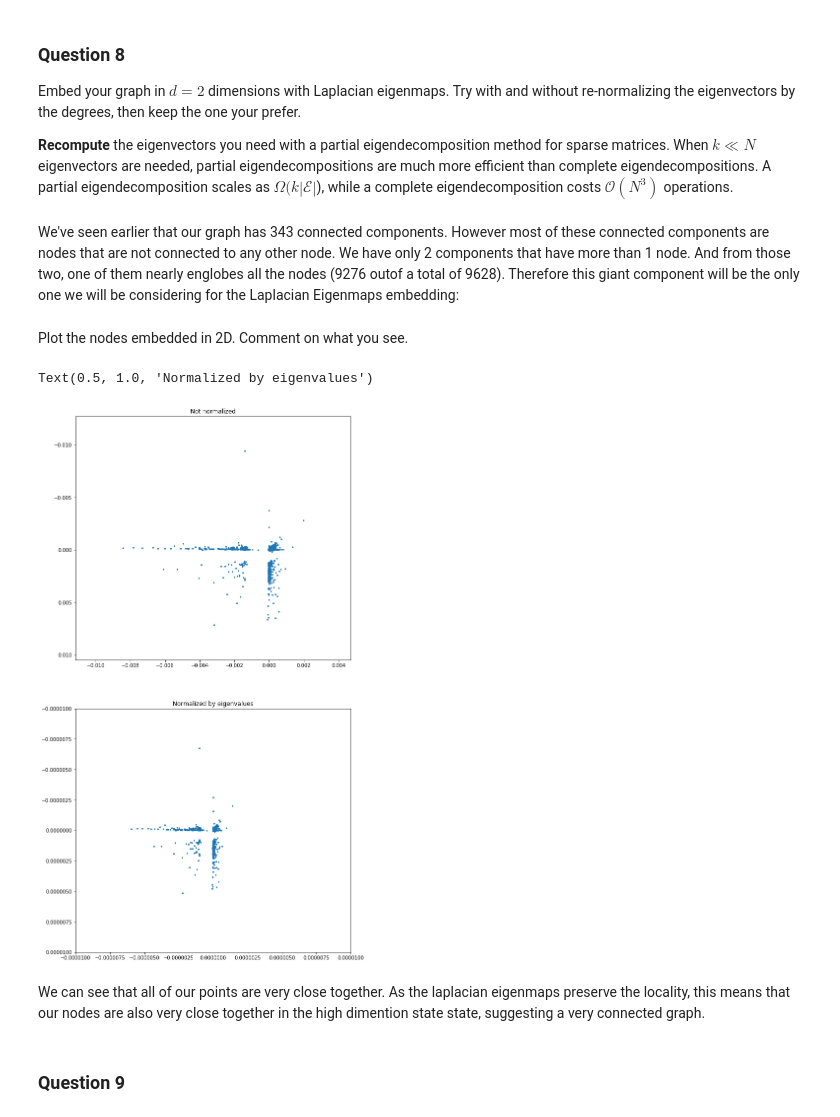
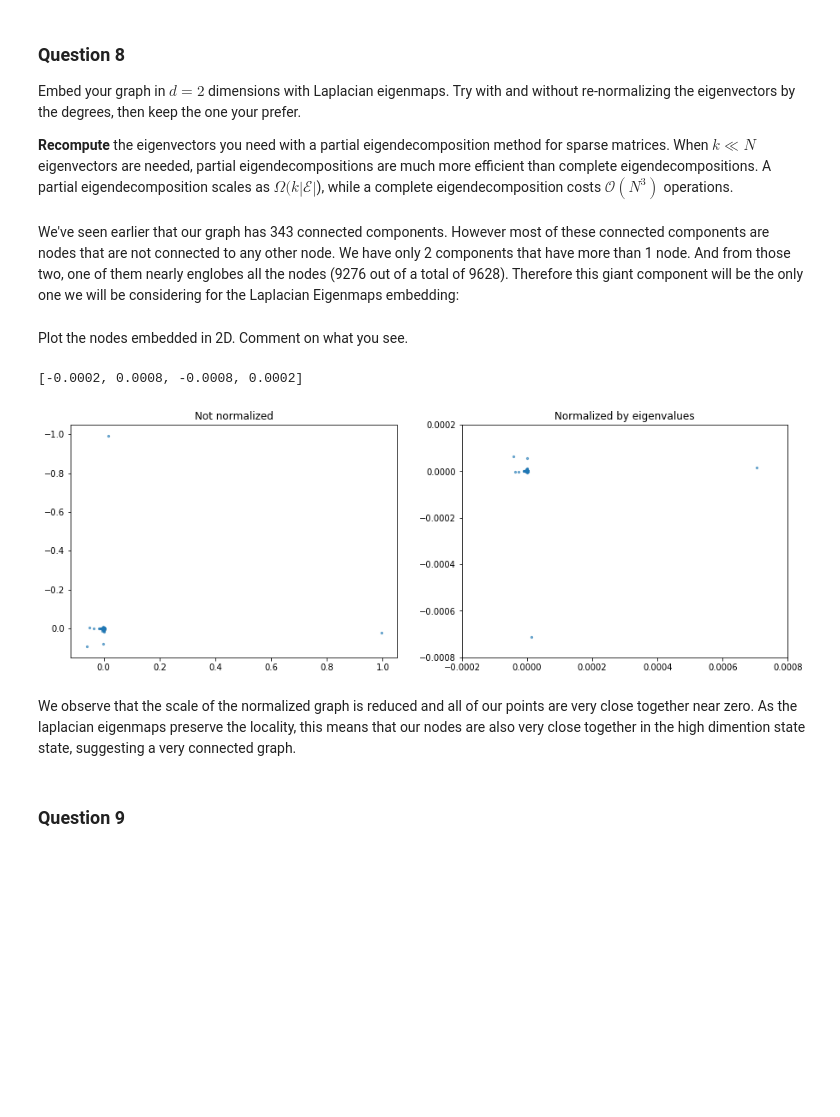
Before and after one commit to swouf/ntds_IMDb_team4, a Jupyter notebook: 3_spectral_graph_theory.ipynb, the cells around one changed output. Saved outputs shown, nothing was run; the diff lists cells and outputs as text; code cells hidden in the pictures; blank space fills up the shorter version.

Commit message:
Update 3_spectral_graph_theory.ipynb
Merged all parts, correction of theory parts.

```diff
--- a/3_spectral_graph_theory.ipynb
+++ b/3_spectral_graph_theory.ipynb
@@ -189,7 +185,7 @@ Try with and without re-normalizing the eigenvectors by the degrees, then keep t
 When $k \ll N$ eigenvectors are needed, partial eigendecompositions are much more efficient than complete eigendecompositions.
 A partial eigendecomposition scales as $\Omega(k |\mathcal{E}|$), while a complete eigendecomposition costs $\mathcal{O}(N^3)$ operations.
 # %% [markdown]
-We've seen earlier that our graph has 343 connected components. However most of these connected components are nodes that are not connected to any other node. We have only 2 components that have more than 1 node. And from those two, one of them nearly englobes all the nodes (9276 outof a total of 9628). Therefore this giant component will be the only one we will be considering for the Laplacian Eigenmaps embedding:
+We've seen earlier that our graph has 343 connected components. However most of these connected components are nodes that are not connected to any other node. We have only 2 components that have more than 1 node. And from those two, one of them nearly englobes all the nodes (9276 out of a total of 9628). Therefore this giant component will be the only one we will be considering for the Laplacian Eigenmaps embedding:
 # %%
 # First, we will build the combinatorial laplacian of the giant component.
 
@@ -222,22 +218,21 @@ vecs = vecs[:,idx]
 # %% [markdown]
 Plot the nodes embedded in 2D. Comment on what you see.
 # %%
-plt.figure(figsize=(10, 20))
-plt.subplot(211)
-plt.scatter(vecs[:,1],vecs[:,2],s=5)
+plt.figure(figsize=(15, 5))
+plt.subplot(121)
+plt.scatter(vecs[:,1],vecs[:,2],s=5,alpha=0.6)
 plt.gca().invert_yaxis()
 plt.title('Not normalized')
 
-plt.subplot(212)
-plt.scatter(vecs[:,1]/vals[1],vecs[:,2]/vals[2],s=5)
-plt.axis([-0.00001,0.00001,-0.00001,0.00001])
-plt.gca().invert_yaxis()
+plt.subplot(122)
+plt.scatter(vecs[:,1]/vals[1],vecs[:,2]/vals[2],s=5,alpha=0.6)
 plt.title('Normalized by eigenvalues')
+plt.axis([-0.0002, 0.0008, -0.0008, 0.0002])
 # %% [output]
-Text(0.5, 1.0, 'Normalized by eigenvalues')
+[-0.0002, 0.0008, -0.0008, 0.0002]
-[figure, old version]
+[figure, new version]
 # %% [markdown]
-We can see that all of our points are very close together. As the laplacian eigenmaps preserve the locality, this means that our nodes are also very close together in the high dimention state state, suggesting a very connected graph.
+We observe that the scale of the normalized graph is reduced and all of our points are very close together near zero. As the laplacian eigenmaps preserve the locality, this means that our nodes are also very close together in the high dimention state state, suggesting a very connected graph.
 # %% [markdown]
 ### Question 9
 # %% [markdown]
```
Also changed, not shown: parts of 30 cells of this notebook.
